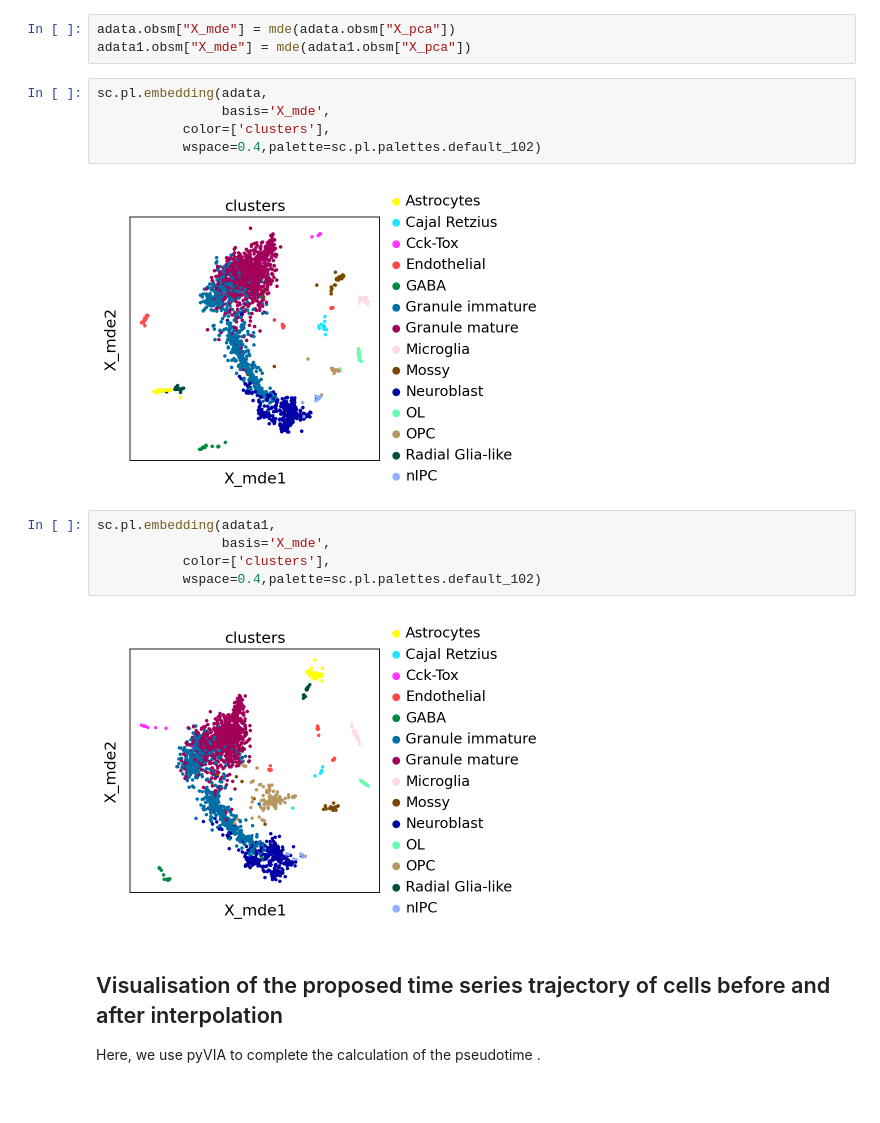
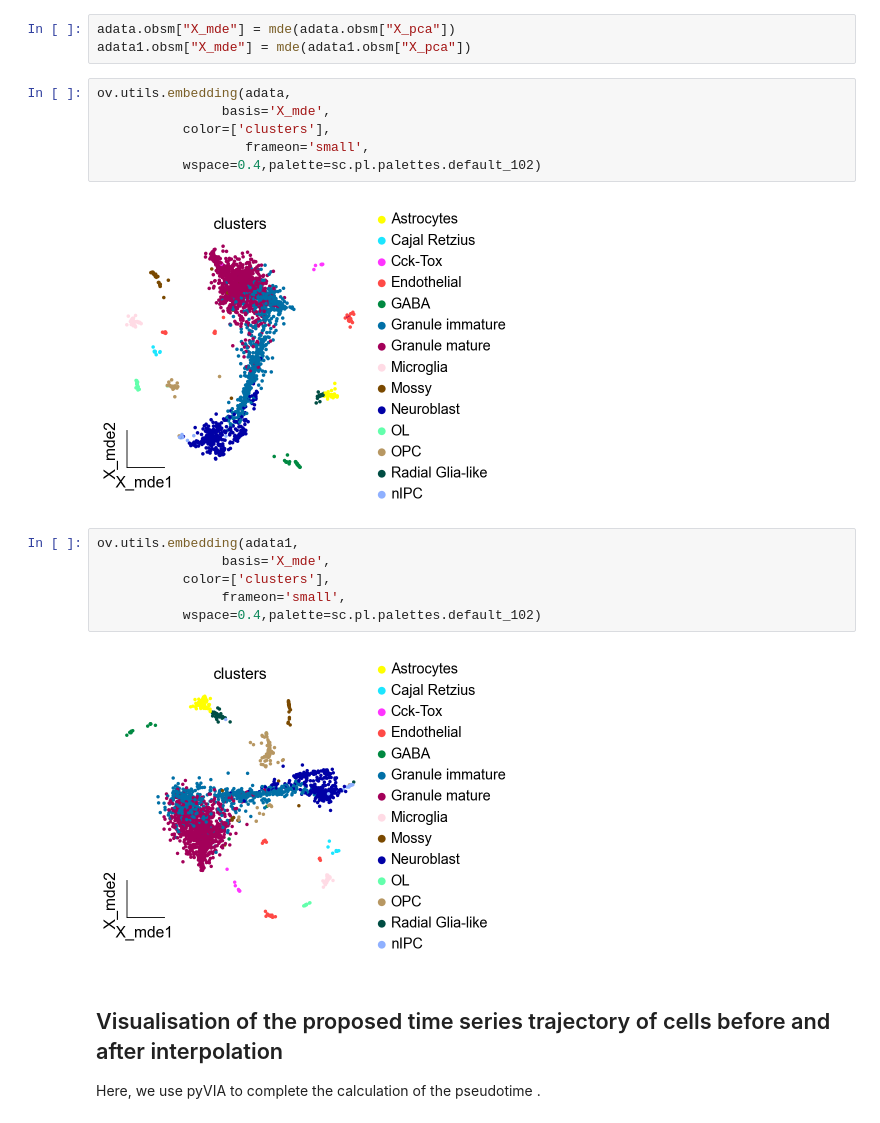
Before and after one commit to Starlitnightly/omicverse, a Jupyter notebook: omicverse_guide/docs/Tutorials-bulk2single/t_bulktrajblend.ipynb, the cells around one changed output. Drawn from its saved outputs; the diff is of its cells as text.

```diff
--- a/omicverse_guide/docs/Tutorials-bulk2single/t_bulktrajblend.ipynb
+++ b/omicverse_guide/docs/Tutorials-bulk2single/t_bulktrajblend.ipynb
@@ -271,19 +272,21 @@ Note that scikit-learn's randomized PCA might not be exactly reproducible across
 adata.obsm["X_mde"] = mde(adata.obsm["X_pca"])
 adata1.obsm["X_mde"] = mde(adata1.obsm["X_pca"])
 # %%
-sc.pl.embedding(adata,
+ov.utils.embedding(adata,
                 basis='X_mde',
            color=['clusters'],
+                   frameon='small',
            wspace=0.4,palette=sc.pl.palettes.default_102)
 # %% [output]
-[figure, old version]
+[figure, new version]
 # %%
-sc.pl.embedding(adata1,
+ov.utils.embedding(adata1,
                 basis='X_mde',
            color=['clusters'],
+                frameon='small',
            wspace=0.4,palette=sc.pl.palettes.default_102)
 # %% [output]
-[figure, old version]
+[figure, new version]
 # %% [markdown]
 ## Visualisation of the proposed time series trajectory of cells before and after interpolation
 
```
Also changed, not shown: parts of 25 cells of this notebook, 16 other files.
